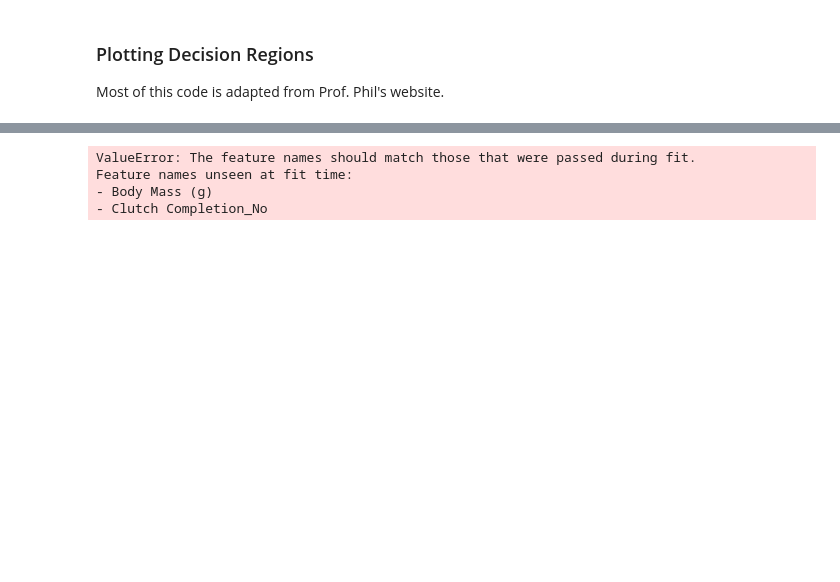
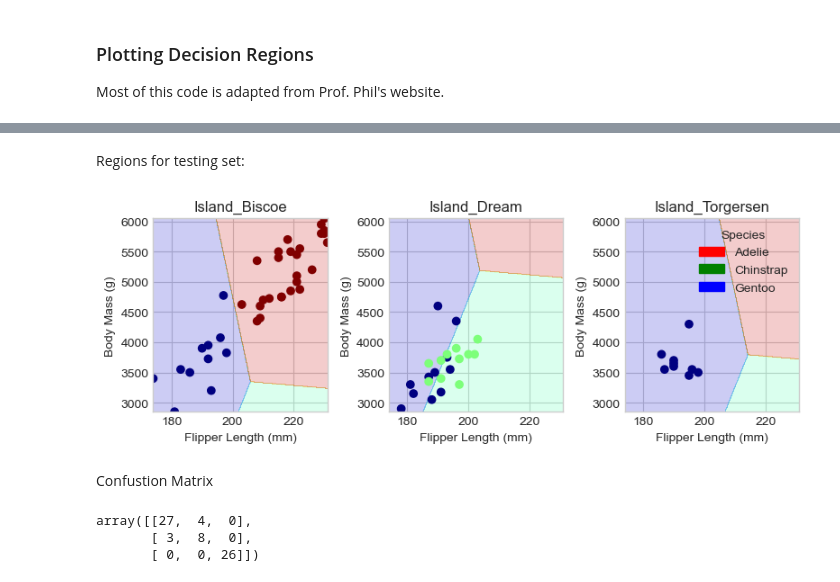
Before and after one commit to EpicET/EpicET.github.io, a Jupyter notebook: posts/blog1/index.ipynb, the cells around one changed output, grey strips where cells are left out. Cells and saved outputs as stored; diff of their text form; code cells hidden in the pictures; blank space fills up the shorter version.

```diff
--- a/posts/blog1/index.ipynb
+++ b/posts/blog1/index.ipynb
@@ -212,11 +229,17 @@ TypeError: 'Axes' object is not subscriptable
+# %% [markdown]
+Regions for testing set:
+# %%
+plot_regions(LR, X_test[cols], y_test)
+# %% [output]
+[figure, added]
+# %% [markdown]
+Confustion Matrix
 # %%
 from sklearn.metrics import confusion_matrix
 
-y_test_pred = LR.predict(X_test)
-C = confusion_matrix(y_test, y_test_pred)
-C
+y_test_pred = LR.predict(X_test[cols])
+confusion_matrix(y_test, y_test_pred)
 # %% [output]
-ValueError: The feature names should match those that were passed during fit.
-Feature names unseen at fit time:
-- Body Mass (g)
-- Clutch Completion_No
+array([[27,  4,  0],
+       [ 3,  8,  0],
+       [ 0,  0, 26]])
```
Also changed, not shown: parts of 11 cells of this notebook.
